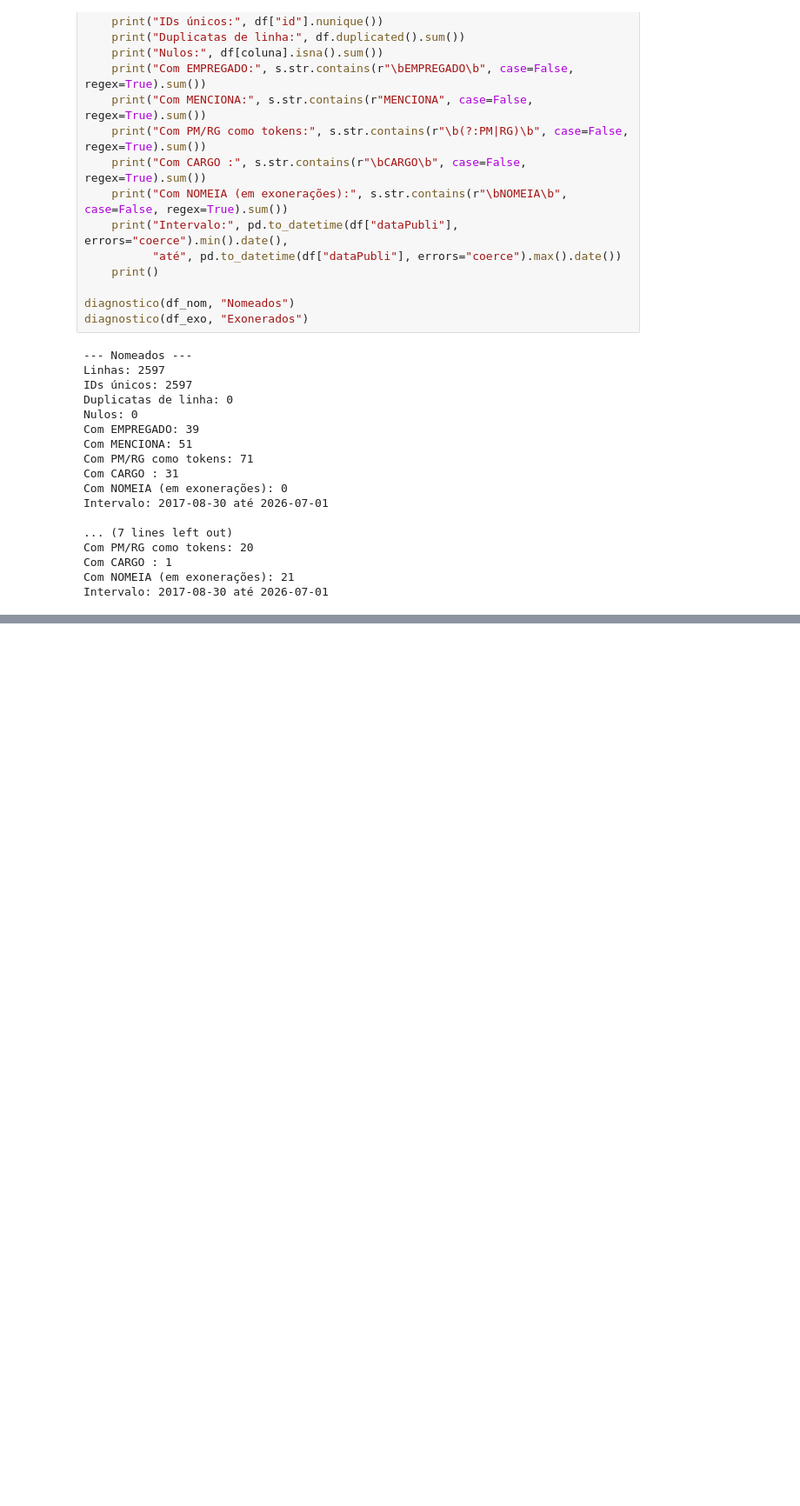
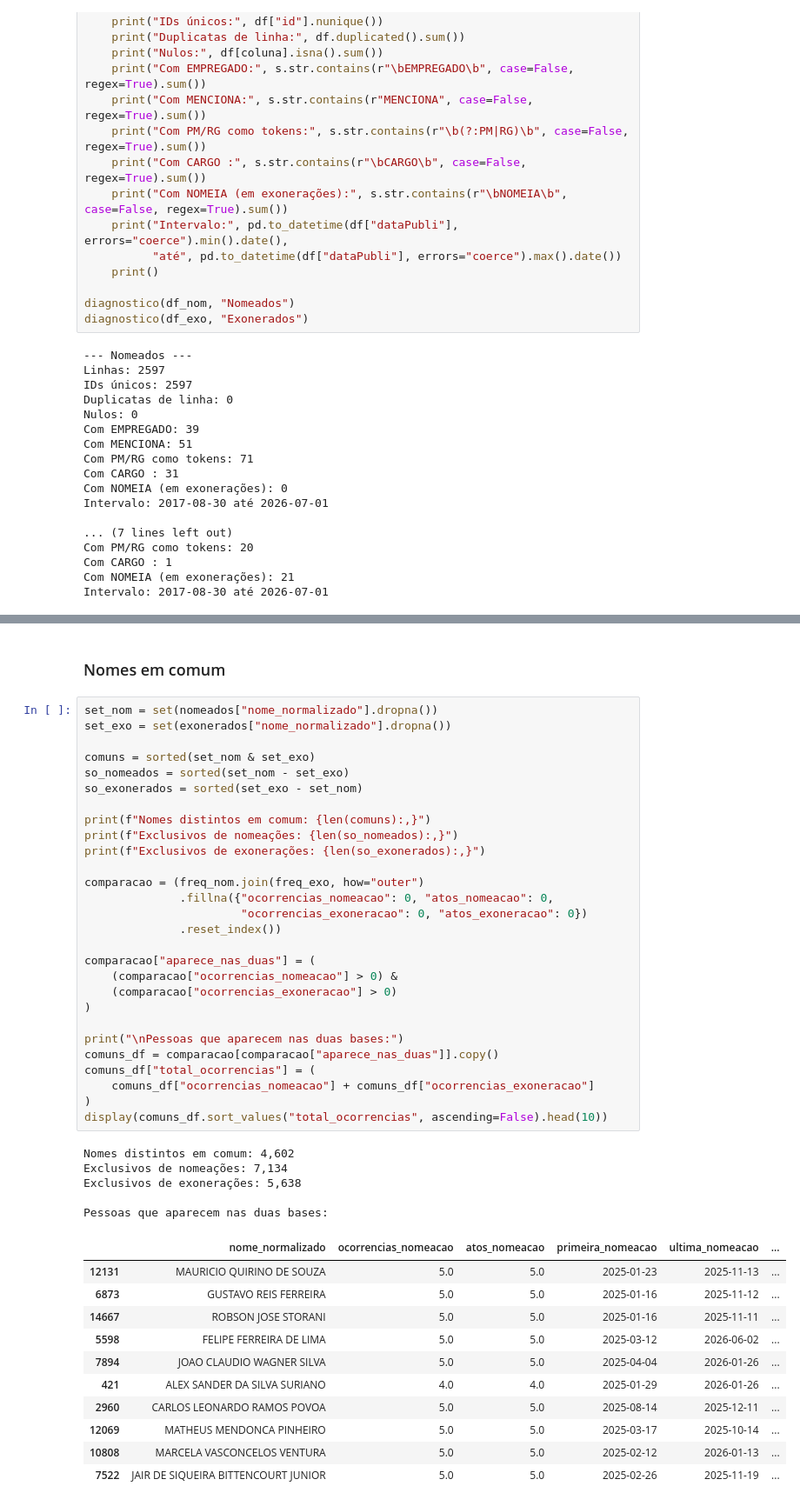
Before and after one commit to danielcoutop/banco_radarrj, a Jupyter notebook: analise_nomes.ipynb, the cells around one changed output, grey strips where cells are left out. Shown at 87% size. Saved outputs shown, nothing was run; the diff lists cells and outputs as text; blank space fills up the shorter version.

```diff
--- a/analise_nomes.ipynb
+++ b/analise_nomes.ipynb
@@ -74,0 +343,47 @@ Intervalo: 2017-08-30 até 2026-07-01
+# %% [markdown]
+### Nomes em comum
+# %%
+set_nom = set(nomeados["nome_normalizado"].dropna())
+set_exo = set(exonerados["nome_normalizado"].dropna())
+
+comuns = sorted(set_nom & set_exo)
+so_nomeados = sorted(set_nom - set_exo)
+so_exonerados = sorted(set_exo - set_nom)
+
+print(f"Nomes distintos em comum: {len(comuns):,}")
+print(f"Exclusivos de nomeações: {len(so_nomeados):,}")
+print(f"Exclusivos de exonerações: {len(so_exonerados):,}")
+
+comparacao = (freq_nom.join(freq_exo, how="outer")
+              .fillna({"ocorrencias_nomeacao": 0, "atos_nomeacao": 0,
+                       "ocorrencias_exoneracao": 0, "atos_exoneracao": 0})
+              .reset_index())
+
+comparacao["aparece_nas_duas"] = (
+    (comparacao["ocorrencias_nomeacao"] > 0) &
+    (comparacao["ocorrencias_exoneracao"] > 0)
+)
+
+print("\nPessoas que aparecem nas duas bases:")
+comuns_df = comparacao[comparacao["aparece_nas_duas"]].copy()
+comuns_df["total_ocorrencias"] = (
+    comuns_df["ocorrencias_nomeacao"] + comuns_df["ocorrencias_exoneracao"]
+)
+display(comuns_df.sort_values("total_ocorrencias", ascending=False).head(10))
+# %% [output]
+Nomes distintos em comum: 4,602
+Exclusivos de nomeações: 7,134
+Exclusivos de exonerações: 5,638
+
+Pessoas que aparecem nas duas bases:
+|  | nome_normalizado | ocorrencias_nomeacao | atos_nomeacao | primeira_nomeacao | ultima_nomeacao | ... |
+| 12131 | MAURICIO QUIRINO DE SOUZA | 5.0 | 5.0 | 2025-01-23 | 2025-11-13 | ... |
+| 6873 | GUSTAVO REIS FERREIRA | 5.0 | 5.0 | 2025-01-16 | 2025-11-12 | ... |
+| 14667 | ROBSON JOSE STORANI | 5.0 | 5.0 | 2025-01-16 | 2025-11-11 | ... |
+| 5598 | FELIPE FERREIRA DE LIMA | 5.0 | 5.0 | 2025-03-12 | 2026-06-02 | ... |
+| 7894 | JOAO CLAUDIO WAGNER SILVA | 5.0 | 5.0 | 2025-04-04 | 2026-01-26 | ... |
+| 421 | ALEX SANDER DA SILVA SURIANO | 4.0 | 4.0 | 2025-01-29 | 2026-01-26 | ... |
+| 2960 | CARLOS LEONARDO RAMOS POVOA | 5.0 | 5.0 | 2025-08-14 | 2025-12-11 | ... |
+| 12069 | MATHEUS MENDONCA PINHEIRO | 5.0 | 5.0 | 2025-03-17 | 2025-10-14 | ... |
+| 10808 | MARCELA VASCONCELOS VENTURA | 5.0 | 5.0 | 2025-02-12 | 2026-01-13 | ... |
+| 7522 | JAIR DE SIQUEIRA BITTENCOURT JUNIOR | 5.0 | 5.0 | 2025-02-26 | 2025-11-19 | ... |
```
Also changed, not shown: parts of 17 cells of this notebook.
